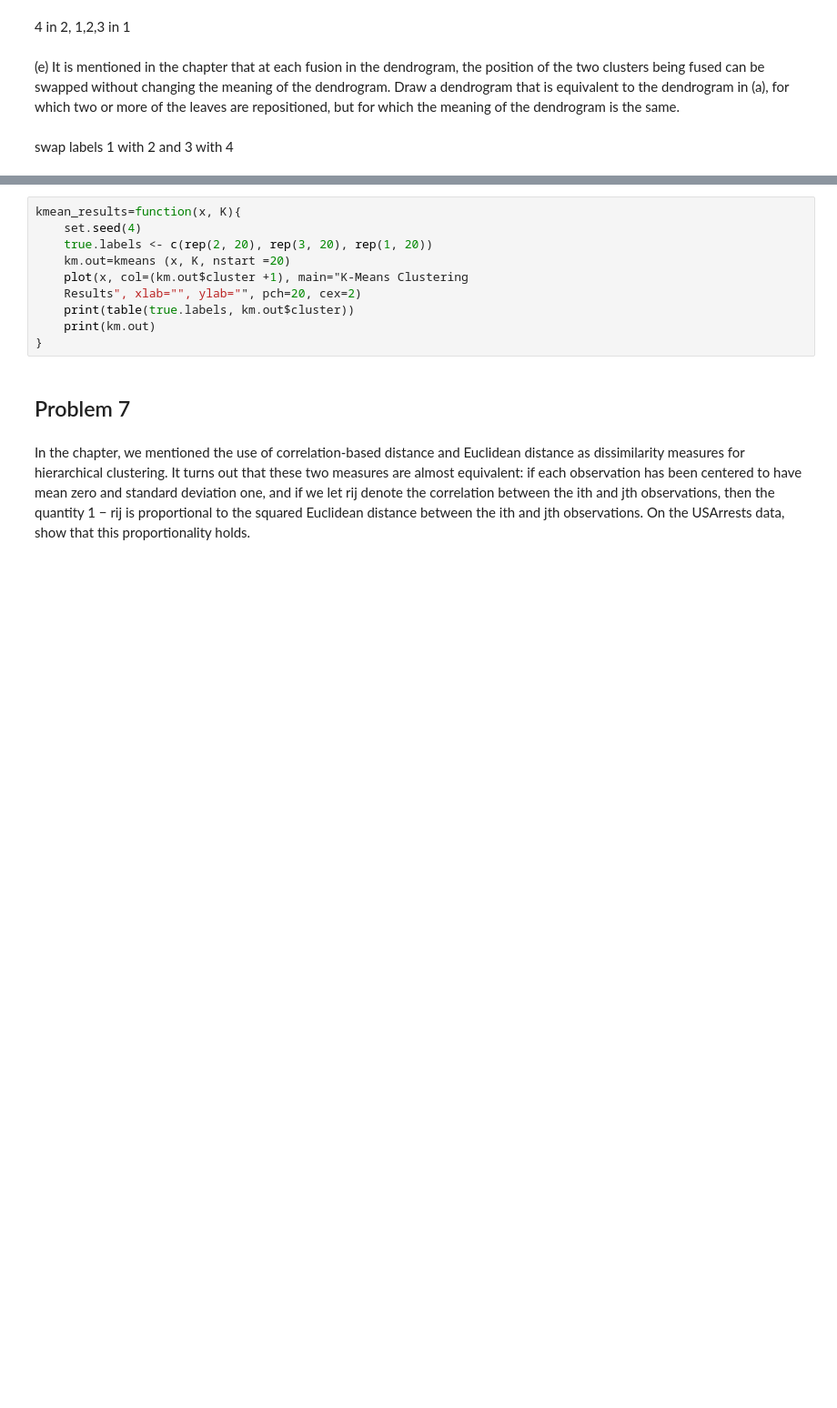
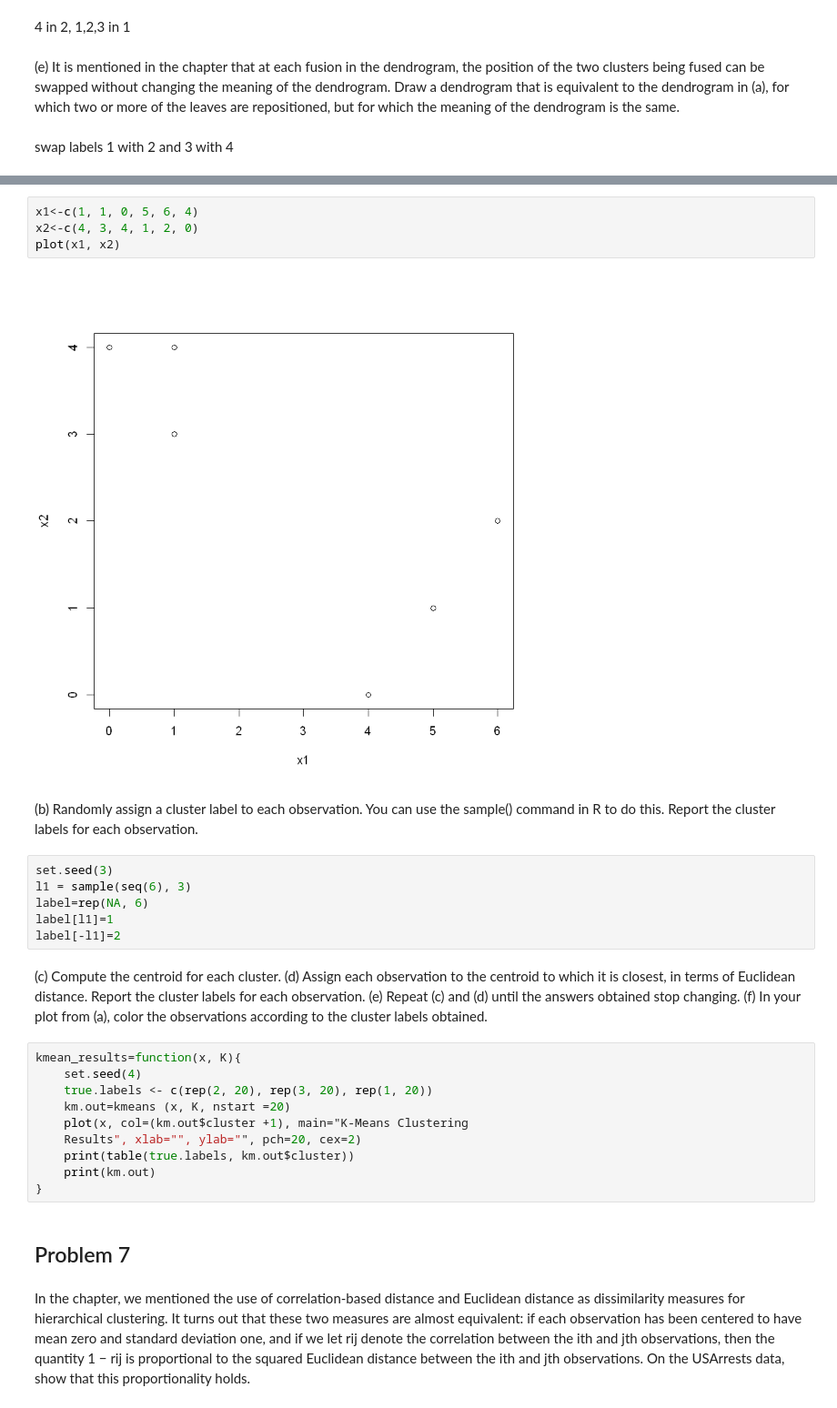
Before and after one commit to kuzn137/Statistical_problems, a Jupyter notebook: Ch10R.ipynb, the cells around one changed output, grey strips where cells are left out. Shown at 91% size. Cells and saved outputs as stored; diff of their text form; blank space fills up the shorter version.

```diff
--- a/Ch10R.ipynb
+++ b/Ch10R.ipynb
@@ -46,3 +68,27 @@ swap labels 1 with 2 and 3 with 4
+# %%
+x1<-c(1, 1, 0, 5, 6, 4)
+x2<-c(4, 3, 4, 1, 2, 0)
+plot(x1, x2)
+# %% [output]
+[figure, added]
+# %% [markdown]
+(b) Randomly assign a cluster label to each observation. You can
+use the sample() command in R to do this. Report the cluster
+labels for each observation.
+# %%
+set.seed(3)
+l1 = sample(seq(6), 3)
+label=rep(NA, 6)
+label[l1]=1
+label[-l1]=2
+# %% [markdown]
+(c) Compute the centroid for each cluster.
+(d) Assign each observation to the centroid to which it is closest, in
+terms of Euclidean distance. Report the cluster labels for each
+observation.
+(e) Repeat (c) and (d) until the answers obtained stop changing.
+(f) In your plot from (a), color the observations according to the
+cluster labels obtained.
 # %%
 kmean_results=function(x, K){
     set.seed(4)
```
Also changed, not shown: parts of 2 cells of this notebook.
